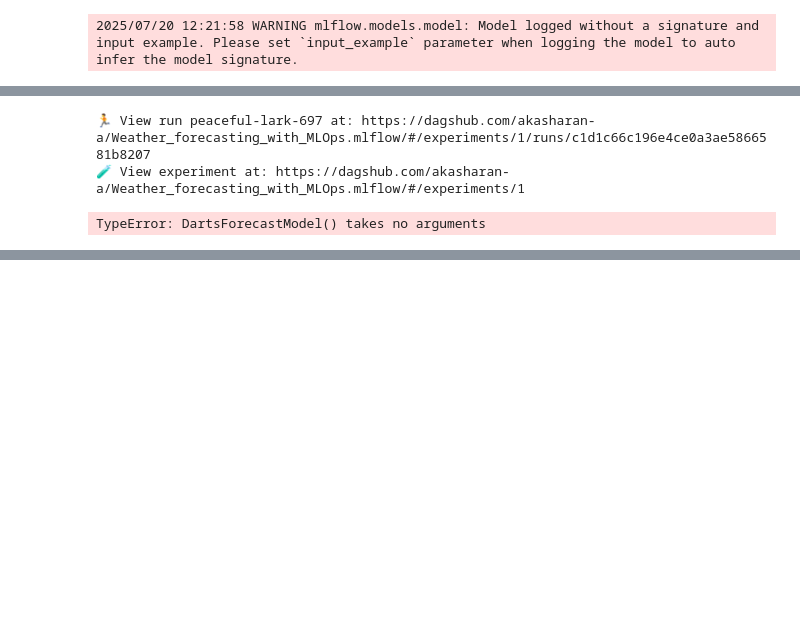
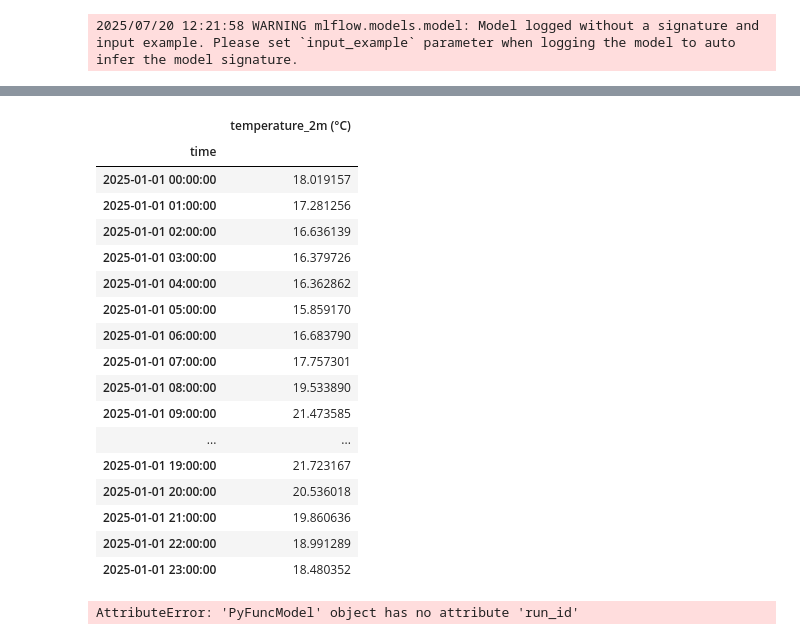
Before and after one commit to akasharan-a/Weather_forecasting_with_MLOps, a Jupyter notebook: notebooks/logging_using_ml_flow.ipynb, the cells around one changed output, grey strips where cells are left out. Drawn from its saved outputs; the diff is of its cells as text; code cells hidden in the pictures; blank space fills up the shorter version.

```diff
--- a/notebooks/logging_using_ml_flow.ipynb
+++ b/notebooks/logging_using_ml_flow.ipynb
@@ -48,7 +52,7 @@ x_past = [ 'relative_humidity_2m (%)',
        'wind_gusts_10m (km/h)']
 x_future = ['hour','month'] #daily_cycle
 # %%
-series = TimeSeries.from_dataframe(data,time_col='time', value_cols=data.columns[1:].values,fill_missing_dates=True)
+series = TimeSeries.from_dataframe(data, value_cols=data.columns.values,fill_missing_dates=True)
 series = series[:pd.Timestamp('2024-12-31 23:00')]
 
 series_train,series_test  = train_test_split(series,test_size=0.25)
@@ -181,40 +208,9 @@ x= mlflow.get_experiment_by_name('test1')
-# %%
-import mlflow
-mlflow.set_tracking_uri("https://dagshub.com/akasharan-a/Weather_forecasting_with_MLOps.mlflow")
-import mlflow.pyfunc
-# mlflow.create_experiment('Test')
-class DartsForecastModel(mlflow.pyfunc.PythonModel):
-    def _init_(self,darts_model):
-        self.model = darts_model
-
-    def predict(self, context, model_input, params):
-        # model_input: DataFrame or numpy array to TimeSeries as needed
-        ts = model_input.copy()
-        ts_y = ts[y]
-        ts_x_past = ts[x_past]
-        ts_x_future = ts[x_future]
-        forcast_horizon = params["horizon"]
-        # You may allow passing prediction length via context or hardcode
-        return self.model.predict(forcast_horizon, series=ts_y,past_covariates=ts_x_past,future_covariates=ts_x_future)
-
-# # # Saving a Pyfunc-wrapped model in MLflow
-# # mlflow.pyfunc.save_model(
-# #     path="darts_xgb",
-# #     python_model=DartsForecastModel(),
-# #     artifacts=artifacts
-# )
-
-
-with mlflow.start_run(experiment_id=1):
-    mlflow.log_param("model_type", "XGB")  # example
-    mlflow.log_metric("rmse", rmse)
-    mlflow.log_metric("mape", mape)
-    # Log to MLflow as a model artifact
-    mlflow.pyfunc.log_model(
-        artifact_path="darts_xgb",
-        python_model=DartsForecastModel(model_xgb),
-    )
-# %% [output]
-🏃 View run peaceful-lark-697 at: https://dagshub.com/akasharan-a/Weather_forecasting_with_MLOps.mlflow/#/experiments/1/runs/c1d1c66c196e4ce0a3ae5866581b8207
-🧪 View experiment at: https://dagshub.com/akasharan-a/Weather_forecasting_with_MLOps.mlflow/#/experiments/1
-TypeError: DartsForecastModel() takes no arguments
+# %%
+import mlflow
+mlflow.set_tracking_uri("https://dagshub.com/akasharan-a/Weather_forecasting_with_MLOps.mlflow")
+
+model_uri = f"models:/DartsXGB/latest"
+loaded_model = mlflow.pyfunc.load_model(model_uri)
+# Predict on your data.
+loaded_model.predict(series_test.to_dataframe(),params={'horizon':24})
+# %% [output]
@@ -220,0 +220,22 @@ TypeError: DartsForecastModel() takes no arguments
+|  | temperature_2m (°C) |
+| time |  |
+| 2025-01-01 00:00:00 | 18.019157 |
+| 2025-01-01 01:00:00 | 17.281256 |
+| 2025-01-01 02:00:00 | 16.636139 |
+| 2025-01-01 03:00:00 | 16.379726 |
+| 2025-01-01 04:00:00 | 16.362862 |
+| 2025-01-01 05:00:00 | 15.859170 |
+| 2025-01-01 06:00:00 | 16.683790 |
+| 2025-01-01 07:00:00 | 17.757301 |
+| 2025-01-01 08:00:00 | 19.533890 |
+| 2025-01-01 09:00:00 | 21.473585 |
+| ... | ... |
+| 2025-01-01 19:00:00 | 21.723167 |
+| 2025-01-01 20:00:00 | 20.536018 |
+| 2025-01-01 21:00:00 | 19.860636 |
+| 2025-01-01 22:00:00 | 18.991289 |
+| 2025-01-01 23:00:00 | 18.480352 |
+# %%
+loaded_model.run_id
+# %% [output]
+AttributeError: 'PyFuncModel' object has no attribute 'run_id'
```
Also changed, not shown: parts of 19 cells of this notebook, 2 other files.
